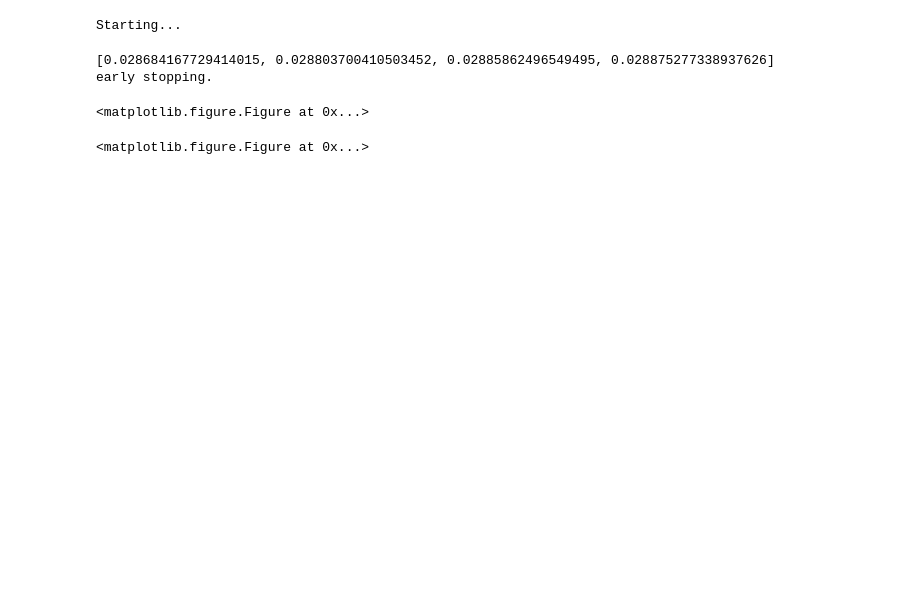
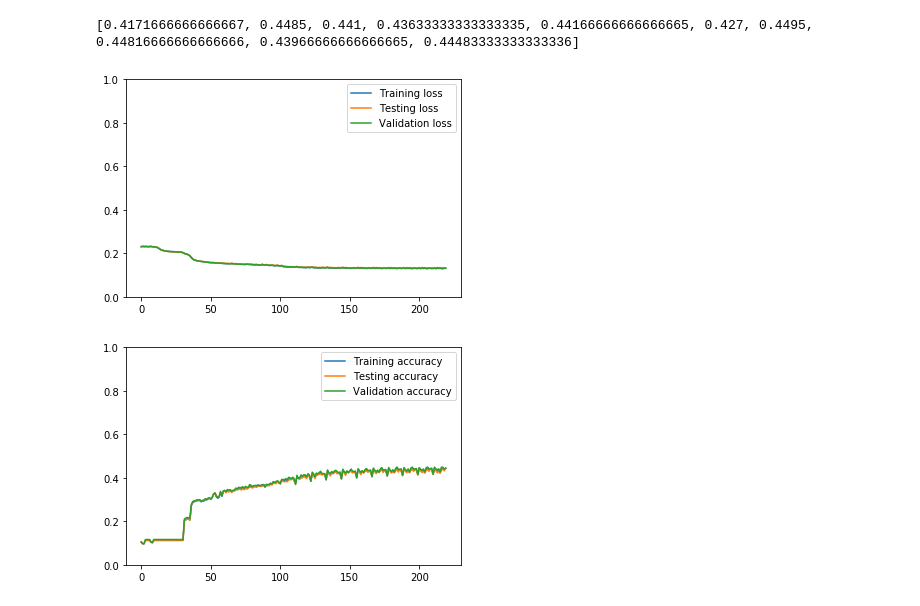
Before and after one commit to audunhem/ComputerVision, a Jupyter notebook: Assignment 2/Untitled.ipynb, the cells around one changed output. Drawn from its saved outputs; the diff is of its cells as text; code cells hidden in the pictures; blank space fills up the shorter version.

```diff
--- a/Assignment 2/Untitled.ipynb
+++ b/Assignment 2/Untitled.ipynb
@@ -5,7 +5,7 @@ import mnist
 import tqdm
 
 #mnist.init()
-def should_early_stop(validation_loss, num_steps=3):
+def should_early_stop(validation_loss, num_steps=10):
     if len(validation_loss) < num_steps+1:
         return False
 
@@ -88,6 +88,8 @@ def forward_softmax(X, w_kj):
 
 def feedforward(X, w_ji, w_kj):
     a_j = forward_sigmoid(X,w_ji)
+    #if activate_bias:
+        #a_j = bias_trick(a_j)
     output = forward_softmax(a_j, w_kj)
     return a_j, output
 
@@ -109,7 +111,7 @@ def gradient_descent_softmax(A, targets, w_ji, w_kj, learning_rate, should_check
 
     dw = delta_k.T.dot(A)
     dw = dw / normalization_factor # Normalize gradient equally as loss normalization
-    assert dw.shape == w_kj.shape, "dw shape was: {}. Expected: {}".format(dw.shape, w.shape)
+    assert dw.shape == w_kj.shape, "dw shape was: {}. Expected: {}".format(dw.shape, w_kj.shape)
 
     if should_check_gradient:
         check_gradient_output(A, targets, w_kj, 1e-2,  dw)
@@ -126,7 +128,8 @@ def gradient_descent_sigmoid(X, a_j, targets, w_ji, w_kj, learning_rate, should_
 
     dw = delta_j.dot(X)
     dw = dw / normalization_factor # Normalize gradient equally as loss normalization
-    assert dw.shape == w_ji.shape, "dw shape was: {}. Expected: {}".format(dw.shape, w1.shape)
+    #dw = dw[:-1, :] #Remove bias term
+    assert dw.shape == w_ji.shape, "dw shape was: {}. Expected: {}".format(dw.shape, w_ji.shape)
 
     if should_check_gradient:
         check_gradient_hidden(X, targets, w_ji, w_kj, 1e-2,  dw)
@@ -141,7 +144,7 @@ def backpropagate(X, targets, w_ji, w_kj, learning_rate, should_check_gradient):
 
 def weight_initialization(input_units, output_units):
     weight_shape = (output_units, input_units)
-    return np.random.uniform(-1, 1, weight_shape)
+    #return np.random.uniform(-1, 1, weight_shape)
 
 X_train, Y_train, X_test, Y_test = mnist.load()
 
@@ -161,7 +164,9 @@ learning_rate = 2
 num_batches = X_train.shape[0] // batch_size
 should_check_gradient = False
 check_step = num_batches // 10
-max_epochs = 5
+max_epochs = 20
+activate_bias = True
+num_hidden_units_layer_1 = 64
 
 # Tracking variables
 TRAIN_LOSS = []
@@ -173,8 +178,8 @@ VAL_ACC = []
 PREVIOUS_WEIGHTS = [0,0,0,0]
 
 def train_loop(should_check_gradient):
-    w_ji = weight_initialization(785,64)
-    w_kj = weight_initialization(64,10)
+    w_ji = weight_initialization(785,num_hidden_units_layer_1)
+    w_kj = weight_initialization(num_hidden_units_layer_1,10)
     for e in range(max_epochs): # Epochs
         for i in tqdm.trange(num_batches):
             X_batch = X_train[i*batch_size:(i+1)*batch_size]
@@ -184,7 +189,7 @@ def train_loop(should_check_gradient):
 
             #Backpropagation
             [w_ji, w_kj] = backpropagate(X_batch, Y_batch, w_ji, w_kj, learning_rate, should_check_gradient)
-
+            activate_bias=False
             should_check_gradient = False #checking gradient only for the first batch in the first epoch
             if i % check_step == 0:
                 # Loss
@@ -201,39 +206,37 @@ def train_loop(should_check_gradient):
                 TEST_ACC.append(calculate_accuracy(test_output, Y_test))
                 VAL_ACC.append(calculate_accuracy(val_output, Y_val))
 
                 PREVIOUS_WEIGHTS.append([w_ji,w_kj])
                 PREVIOUS_WEIGHTS.pop(0)
 
                 if should_early_stop(VAL_LOSS):
                     print(VAL_LOSS[-4:])
                     print("early stopping.")
                     ideal_weights = PREVIOUS_WEIGHTS[0]
                     return ideal_weights[0], ideal_weights[1]
     return w_ji, w_kj
 
 
 [w_ji, w_kj] = train_loop(should_check_gradient)
-
+print(VAL_ACC[-10:])
 plt.plot(TRAIN_LOSS, label="Training loss")
 plt.plot(TEST_LOSS, label="Testing loss")
 plt.plot(VAL_LOSS, label="Validation loss")
 plt.legend()
 plt.ylim([0, 1])
 plt.show()
 
 plt.clf()
 plt.plot(TRAIN_ACC, label="Training accuracy")
 plt.plot(TEST_ACC, label="Testing accuracy")
 plt.plot(VAL_ACC, label="Validation accuracy")
 plt.ylim([0, 1.0])
 plt.legend()
 plt.show()
 # %% [output]
-Starting...
+[0.4171666666666667, 0.4485, 0.441, 0.43633333333333335, 0.44166666666666665, 0.427, 0.4495, 0.44816666666666666, 0.43966666666666665, 0.44483333333333336]
-[0.028684167729414015, 0.028803700410503452, 0.02885862496549495, 0.028875277338937626]
-early stopping.
-<matplotlib.figure.Figure at 0x...>
-<matplotlib.figure.Figure at 0x...>
+[figure, added]
+[figure, added]
 # %%
 import numpy as np
 import matplotlib.pyplot as plt
```
Also changed, not shown: parts of 1 cell of this notebook, 1 other file.
